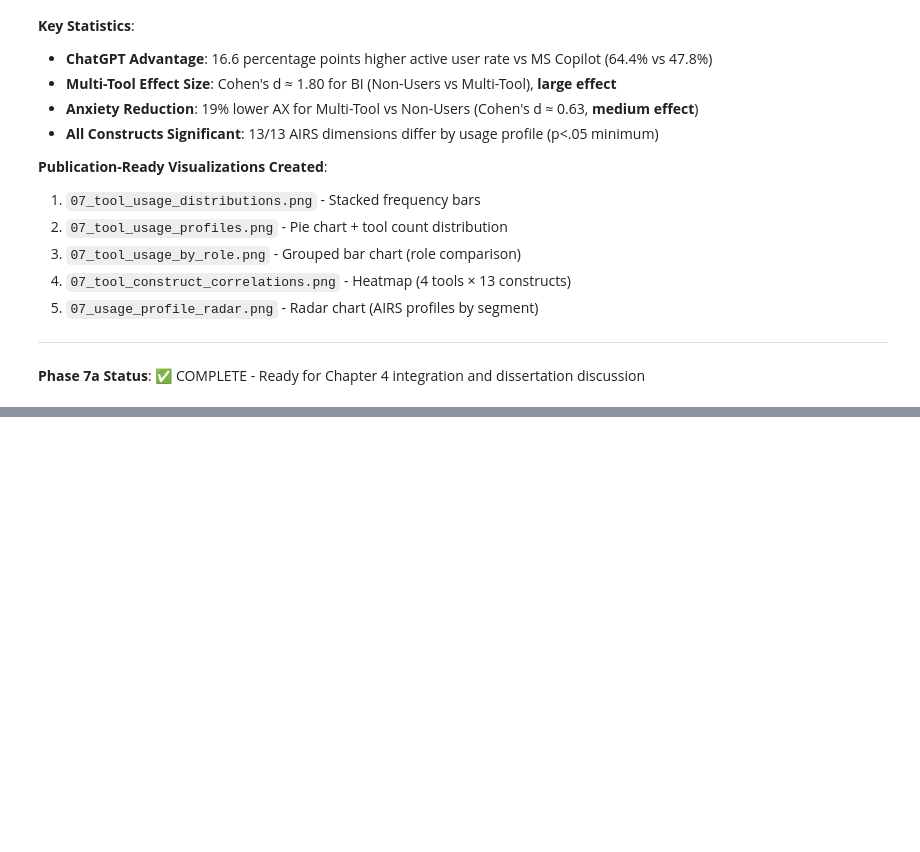
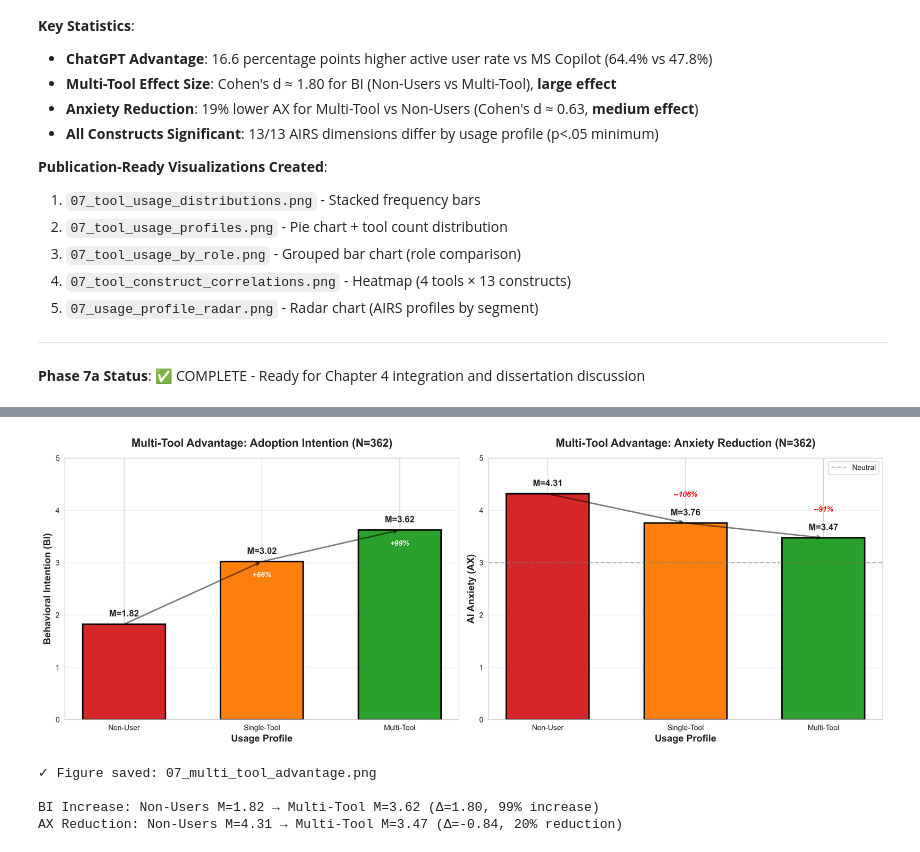
Before and after one commit to fabioc-aloha/AIRS_Data_Analysis, a Jupyter notebook: airs/07_Tool_Usage_Patterns.ipynb, the cells around one changed output, grey strips where cells are left out. Drawn from its saved outputs; the diff is of its cells as text; code cells hidden in the pictures; blank space fills up the shorter version.

```diff
--- a/airs/07_Tool_Usage_Patterns.ipynb
+++ b/airs/07_Tool_Usage_Patterns.ipynb
@@ -765,0 +834,75 @@ Analysis complete. Figures saved to results/plots/
+# %%
+# Visualization 2: Multi-Tool Advantage - BI and AX Effects
+fig, (ax1, ax2) = plt.subplots(1, 2, figsize=(16, 6))
+
+# Panel A: Behavioral Intention by Usage Profile
+bi_means = profile_comparison['BI'].values
+profiles = profile_comparison.index.tolist()
+colors_bi = ['#d62728', '#ff7f0e', '#2ca02c']
+
+bars1 = ax1.bar(profiles, bi_means, color=colors_bi, edgecolor='black', linewidth=2, width=0.6)
+ax1.set_ylabel('Behavioral Intention (BI)', fontsize=13, fontweight='bold')
+ax1.set_xlabel('Usage Profile', fontsize=13, fontweight='bold')
+ax1.set_title('Multi-Tool Advantage: Adoption Intention (N=362)', fontsize=15, fontweight='bold', pad=15)
+ax1.set_ylim(0, 5)
+ax1.grid(axis='y', alpha=0.3)
+
+# Add value labels and percent increase
+for i, (bar, mean) in enumerate(zip(bars1, bi_means)):
+    ax1.text(bar.get_x() + bar.get_width()/2, mean + 0.15,
+             f'M={mean:.2f}',
+             ha='center', fontsize=12, fontweight='bold')
+    if i > 0:
+        pct_increase = ((mean - bi_means[0]) / bi_means[0]) * 100
+        ax1.text(bar.get_x() + bar.get_width()/2, mean - 0.3,
+                 f'+{pct_increase:.0f}%',
+                 ha='center', fontsize=10, style='italic', color='white', fontweight='bold')
+
+# Arrows showing progression
+ax1.annotate('', xy=(1, bi_means[1]), xytext=(0, bi_means[0]),
+            arrowprops=dict(arrowstyle='->', lw=2, color='black', alpha=0.5))
+ax1.annotate('', xy=(2, bi_means[2]), xytext=(1, bi_means[1]),
+            arrowprops=dict(arrowstyle='->', lw=2, color='black', alpha=0.5))
+
+# Panel B: AI Anxiety by Usage Profile
+ax_means = profile_comparison['AX'].values
+
+bars2 = ax2.bar(profiles, ax_means, color=colors_bi, edgecolor='black', linewidth=2, width=0.6)
+ax2.set_ylabel('AI Anxiety (AX)', fontsize=13, fontweight='bold')
+ax2.set_xlabel('Usage Profile', fontsize=13, fontweight='bold')
+ax2.set_title('Multi-Tool Advantage: Anxiety Reduction (N=362)', fontsize=15, fontweight='bold', pad=15)
+ax2.set_ylim(0, 5)
+ax2.axhline(3, color='gray', linestyle='--', linewidth=1.5, alpha=0.5, label='Neutral')
+ax2.legend(fontsize=10)
+ax2.grid(axis='y', alpha=0.3)
+
+# Add value labels and percent decrease
+for i, (bar, mean) in enumerate(zip(bars2, ax_means)):
+    ax2.text(bar.get_x() + bar.get_width()/2, mean + 0.15,
+             f'M={mean:.2f}',
+             ha='center', fontsize=12, fontweight='bold')
+    if i > 0:
+        pct_decrease = ((bi_means[0] - mean) / bi_means[0]) * 100
+        ax2.text(bar.get_x() + bar.get_width()/2, mean + 0.5,
+                 f'-{pct_decrease:.0f}%',
+                 ha='center', fontsize=10, style='italic', color='red', fontweight='bold')
+
+# Arrows showing progression
+ax2.annotate('', xy=(1, ax_means[1]), xytext=(0, ax_means[0]),
+            arrowprops=dict(arrowstyle='->', lw=2, color='black', alpha=0.5))
+ax2.annotate('', xy=(2, ax_means[2]), xytext=(1, ax_means[1]),
+            arrowprops=dict(arrowstyle='->', lw=2, color='black', alpha=0.5))
+
+plt.tight_layout()
+plt.savefig('../results/plots/07_multi_tool_advantage.png', bbox_inches='tight', dpi=300)
+plt.show()
+
+print("\n✓ Figure saved: 07_multi_tool_advantage.png")
+print(f"\nBI Increase: Non-Users M={bi_means[0]:.2f} → Multi-Tool M={bi_means[2]:.2f} (Δ={bi_means[2]-bi_means[0]:.2f}, {((bi_means[2]-bi_means[0])/bi_means[0])*100:.0f}% increase)")
+print(f"AX Reduction: Non-Users M={ax_means[0]:.2f} → Multi-Tool M={ax_means[2]:.2f} (Δ={ax_means[2]-ax_means[0]:.2f}, {abs((ax_means[2]-ax_means[0])/ax_means[0])*100:.0f}% reduction)")
+# %% [output]
+[figure, added]
+✓ Figure saved: 07_multi_tool_advantage.png
+
+BI Increase: Non-Users M=1.82 → Multi-Tool M=3.62 (Δ=1.80, 99% increase)
+AX Reduction: Non-Users M=4.31 → Multi-Tool M=3.47 (Δ=-0.84, 20% reduction)
```
Also changed, not shown: parts of 6 cells of this notebook, 4 other files.
